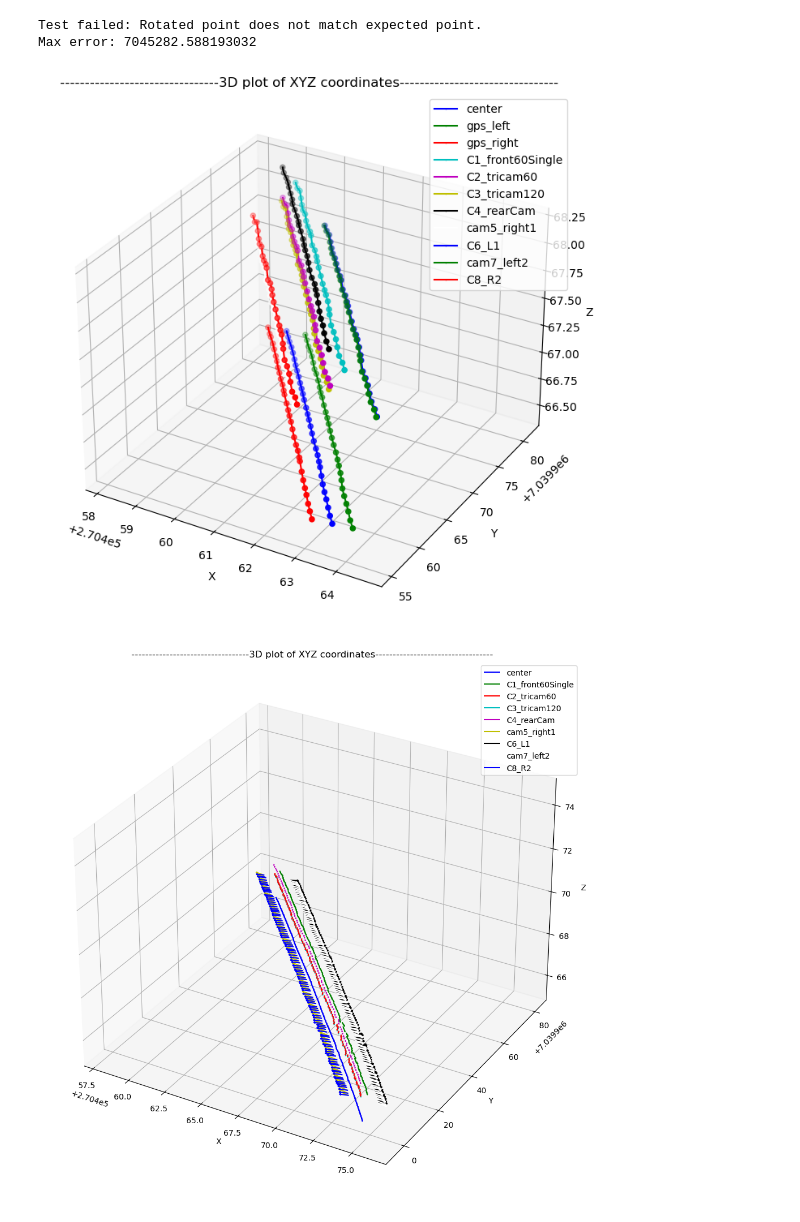
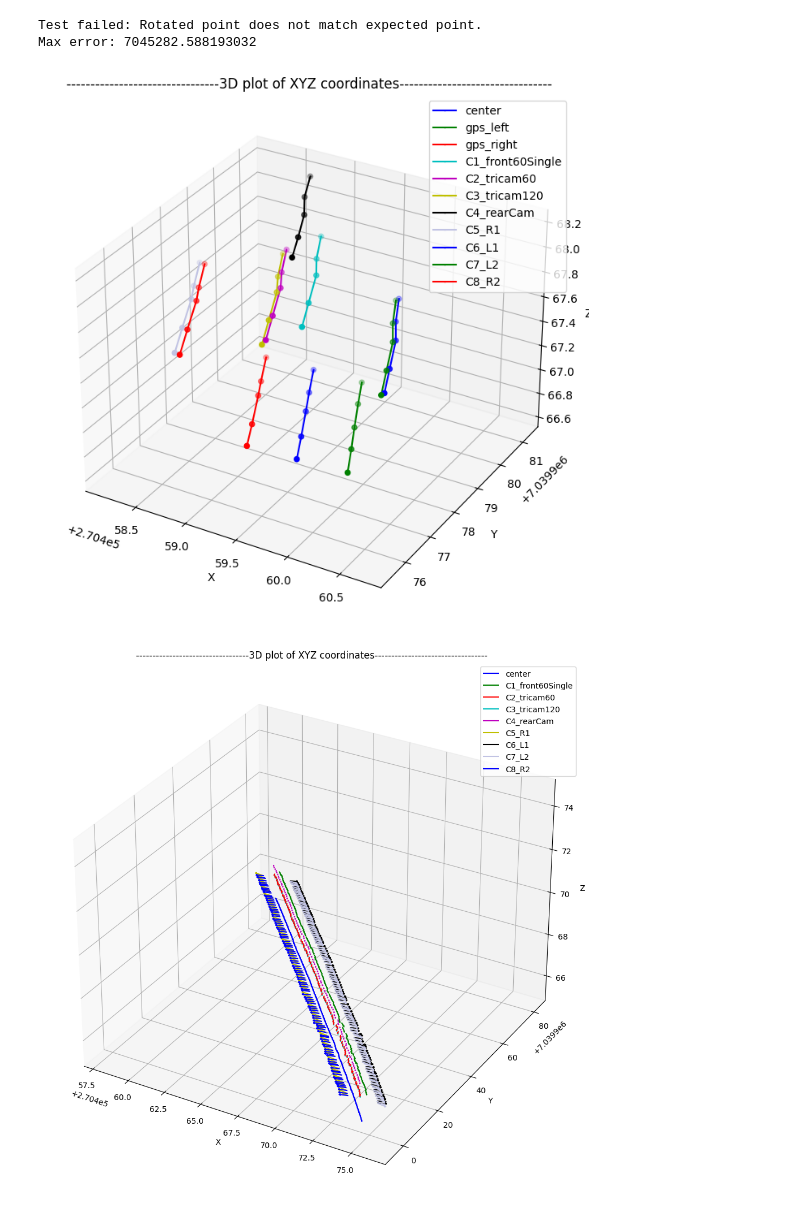
Before and after one commit to tdl1304/naplab-to-nerfstudio, a Jupyter notebook: converter.ipynb, the cells around one changed output. Cells and saved outputs as stored; diff of their text form; code cells hidden in the pictures.

```diff
--- a/converter.ipynb
+++ b/converter.ipynb
@@ -9,9 +9,8 @@ The autoreload extension is already loaded. To reload it, use:
   %reload_ext autoreload
 # %%
 cameraList = parse_camera_json("./Trip094/camerasandCanandGnssCalibratedAll_lidars00-virtual.json")
+c3_120 = filter_cameras(cameraList, ["C3_tricam120"])[0]
 c5_r1, c7_l2 = filter_cameras(cameraList, ["C5_R1", "C7_L2"])
-c5_r1.set_description("cam5_right1")
-c7_l2.set_description("cam7_left2")
 data = get_test_data("./Trip094/gnss094_50.txt", "./Trip094/gnss094_52.txt")
 #data = process_frame("./Trip094/gnss094_50.txt", "./Trip094/gnss094_52.txt")
 # %%
@@ -47,31 +58,31 @@ if max_error > epsilon:
 Test failed: Rotated point does not match expected point.
 Max error: 7045282.588193032
 # %%
-max_index = 30
+max_index = 5
 
 gps_left = [frame.left_point for frame in data]
 gps_right = [frame.right_point for frame in data]
 center = [frame.center for frame in data[:max_index]]
 
 cam1_pos = [c5_r1.get_camera_position(frame) for frame in data[:max_index]]
 cam2_pos = [c7_l2.get_camera_position(frame) for frame in data[:max_index]]
 
 cam_positions = []
 for camera in cameraList:
     cam_positions.append([camera.get_camera_position(frame) for frame in data[:max_index]])
 
 #cam_positions = [camera.get_camera_position(frame) for frame in data[:max_index] for camera in cameraList]
 #print(cam_positions[0])
 cam_labels = [camera.description for camera in cameraList]
 
 plot_coordinates([center[:max_index], gps_left[:max_index], gps_right[:max_index], *cam_positions],
         labels=["center", "gps_left", "gps_right", *cam_labels], figsize=(7, 7), is3D=True)
 #plot_coordinates([center[:max_index], gps_left[:max_index], gps_right[:max_index]],
 #        labels=["center", "gps_left", "gps_right"], figsize=(7, 7), is3D=False)
 #plot_coordinates([center[:max_index], gps_left[:max_index], gps_right[:max_index]],
 #        labels=["center", "gps_left", "gps_right"], figsize=(7, 7), is3D=False)
 # %% [output]
-[figure, old version]
+[figure, new version]
 # %%
 min_index = 0
 max_index = 100
@@ -102,4 +113,4 @@ positions = [center, *cam_positions]
 labels = ["center", *cam_labels]
 plot_directions(positions, directions, labels, figsize=(10, 10), is3D=True)
 # %% [output]
-[figure, old version]
+[figure, new version]
```
Also changed, not shown: parts of 1 cell of this notebook, 3 other files.
